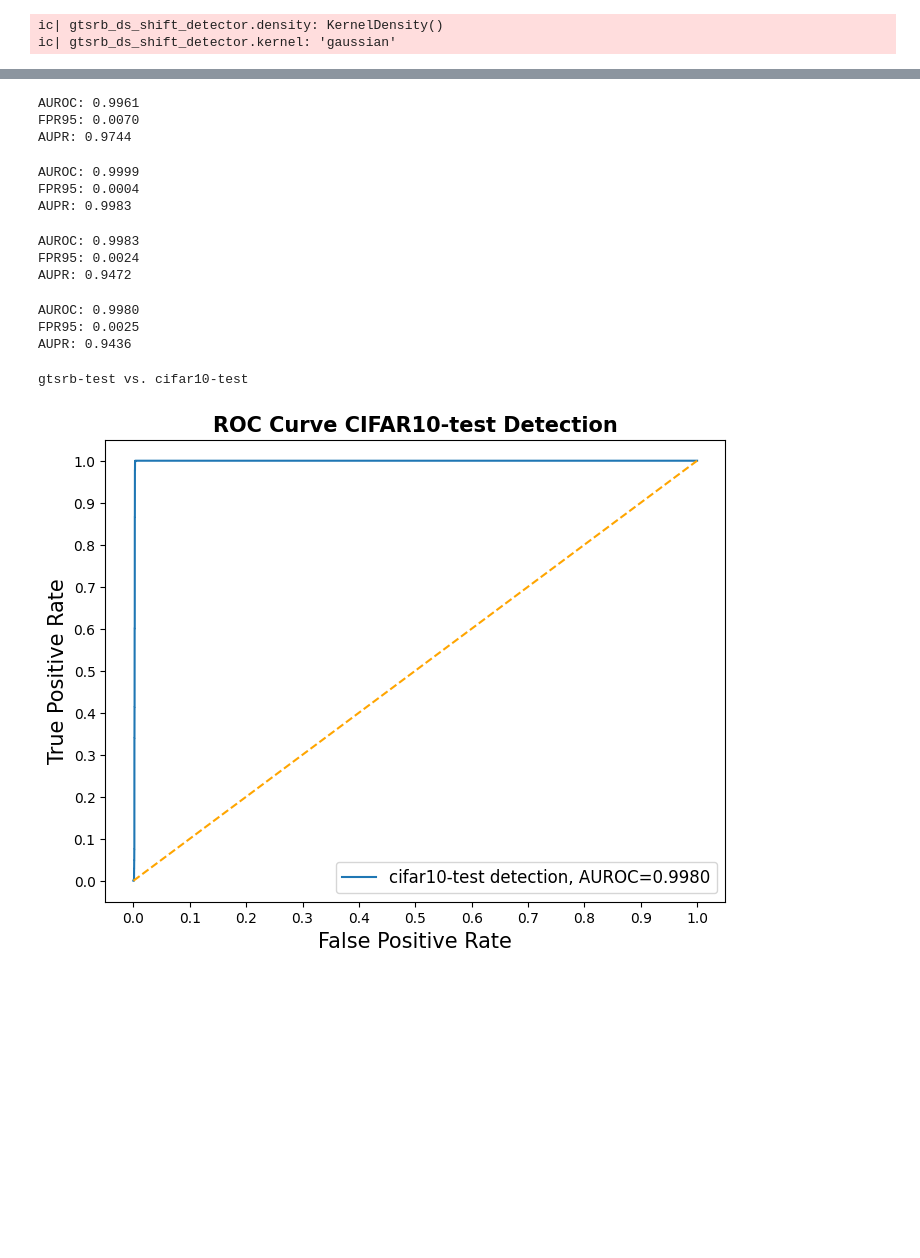
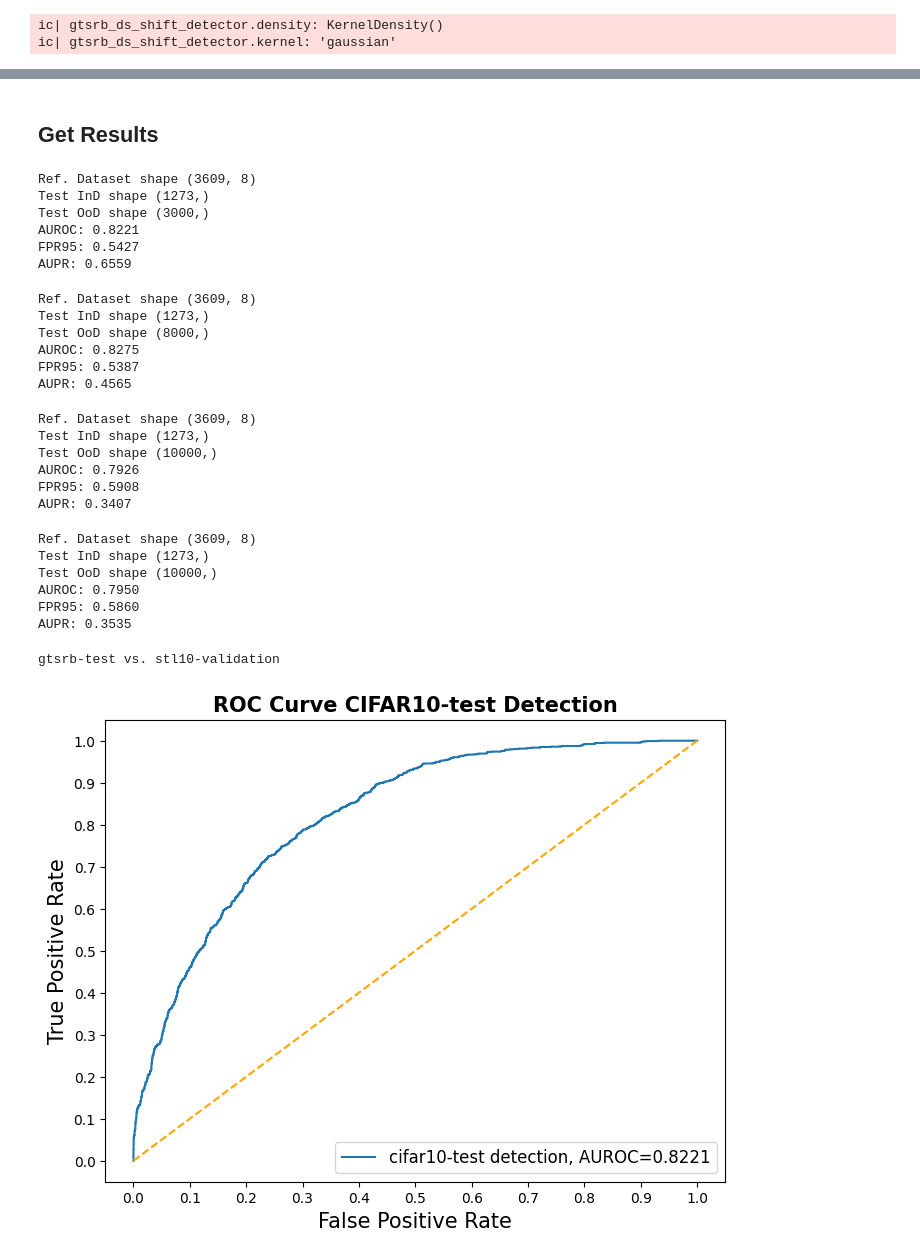
Before and after one commit to danielm322/gtsrb_classifier, a Jupyter notebook: NB_CoRL2023_classification_resnet18_ds_shift_detect.ipynb, the cells around one changed output, grey strips where cells are left out. Saved outputs shown, nothing was run; the diff lists cells and outputs as text; code cells hidden in the pictures; blank space fills up the shorter version.

Commit message:
Update ds-shift detect. exp. notebook samples Update ds-shift detect. exp. notebook detect Results with OoD lib update (without score normalization)

```diff
--- a/NB_CoRL2023_classification_resnet18_ds_shift_detect.ipynb
+++ b/NB_CoRL2023_classification_resnet18_ds_shift_detect.ipynb
@@ -187,5 +429,5 @@ plot_samples_pacmap(gtsrb_rn18_h_z_stl10_test_samples_np,
 # %%
-pca_h_z_gtsrb_normal_valid_samples, pca_tr = apply_pca_ds_split(gtsrb_rn18_h_z_gtsrb_normal_valid_samples_np, 16)
+pca_h_z_gtsrb_normal_valid_samples, pca_tr = apply_pca_ds_split(gtsrb_rn18_h_z_gtsrb_normal_valid_samples_np, 32)
 pca_h_z_gtsrb_normal_test_samples = apply_pca_transform(gtsrb_rn18_h_z_gtsrb_normal_test_samples_np, pca_tr)
 pca_h_z_stl10_valid_samples = apply_pca_transform(gtsrb_rn18_h_z_stl10_valid_samples_np, pca_tr)
 pca_h_z_stl10_test_samples = apply_pca_transform(gtsrb_rn18_h_z_stl10_test_samples_np, pca_tr)
@@ -259,42 +485,72 @@ scores_stl10_valid.shape
+# %% [markdown]
+## Get Results
 # %%
+print("Ref. Dataset shape", pca_h_z_gtsrb_normal_valid_samples.shape);
+print("Test InD shape", scores_gtsrb_test.shape);
+print("Test OoD shape", scores_stl10_valid.shape);
+
 results_stl10_validation = get_hz_detector_results(detect_exp_name="gtsrb-test vs. stl10-validation",
                                                    ind_samples_scores=scores_gtsrb_test,
                                                    ood_samples_scores=scores_stl10_valid)
 # %% [output]
-AUROC: 0.9961
-FPR95: 0.0070
-AUPR: 0.9744
+Ref. Dataset shape (3609, 8)
+Test InD shape (1273,)
+Test OoD shape (3000,)
+AUROC: 0.8221
+FPR95: 0.5427
+AUPR: 0.6559
 # %%
+print("Ref. Dataset shape", pca_h_z_gtsrb_normal_valid_samples.shape);
+print("Test InD shape", scores_gtsrb_test.shape);
+print("Test OoD shape", scores_stl10_test.shape);
+
 results_stl10_test = get_hz_detector_results(detect_exp_name="gtsrb-test vs. stl10-test",
                                              ind_samples_scores=scores_gtsrb_test,
                                              ood_samples_scores=scores_stl10_test)
 # %% [output]
-AUROC: 0.9999
-FPR95: 0.0004
-AUPR: 0.9983
+Ref. Dataset shape (3609, 8)
+Test InD shape (1273,)
+Test OoD shape (8000,)
+AUROC: 0.8275
+FPR95: 0.5387
+AUPR: 0.4565
 # %%
+print("Ref. Dataset shape", pca_h_z_gtsrb_normal_valid_samples.shape);
+print("Test InD shape", scores_gtsrb_test.shape);
+print("Test OoD shape", scores_cifar10_valid.shape);
+
 results_cifar10_validation = get_hz_detector_results(detect_exp_name="gtsrb-test vs. cifar10-validation",
                                                      ind_samples_scores=scores_gtsrb_test,
                                                      ood_samples_scores=scores_cifar10_valid)
 # %% [output]
-AUROC: 0.9983
-FPR95: 0.0024
-AUPR: 0.9472
+Ref. Dataset shape (3609, 8)
+Test InD shape (1273,)
+Test OoD shape (10000,)
+AUROC: 0.7926
+FPR95: 0.5908
+AUPR: 0.3407
 # %%
+print("Ref. Dataset shape", pca_h_z_gtsrb_normal_valid_samples.shape);
+print("Test InD shape", scores_gtsrb_test.shape);
+print("Test OoD shape", scores_cifar10_test.shape);
+
 results_cifar10_test = get_hz_detector_results(detect_exp_name="gtsrb-test vs. cifar10-test",
                                              ind_samples_scores=scores_gtsrb_test,
                                              ood_samples_scores=scores_cifar10_test)
 # %% [output]
-AUROC: 0.9980
-FPR95: 0.0025
-AUPR: 0.9436
+Ref. Dataset shape (3609, 8)
+Test InD shape (1273,)
+Test OoD shape (10000,)
+AUROC: 0.7950
+FPR95: 0.5860
+AUPR: 0.3535
 # %%
-plot_roc_ood_detector(results_table=results_cifar10_test,
+plot_roc_ood_detector(results_table=results_stl10_validation,
                       legend_title="cifar10-test detection",
                       plot_title="ROC Curve CIFAR10-test Detection")
 # %% [output]
-gtsrb-test vs. cifar10-test
+gtsrb-test vs. stl10-validation
-[figure, old version]
+[figure, new version]
 # %%
 plot_auprc_ood_detector(results_table=results_cifar10_test,
                         legend_title="cifar10-test detection",
```
Also changed, not shown: parts of 60 cells of this notebook, 4 other files.
